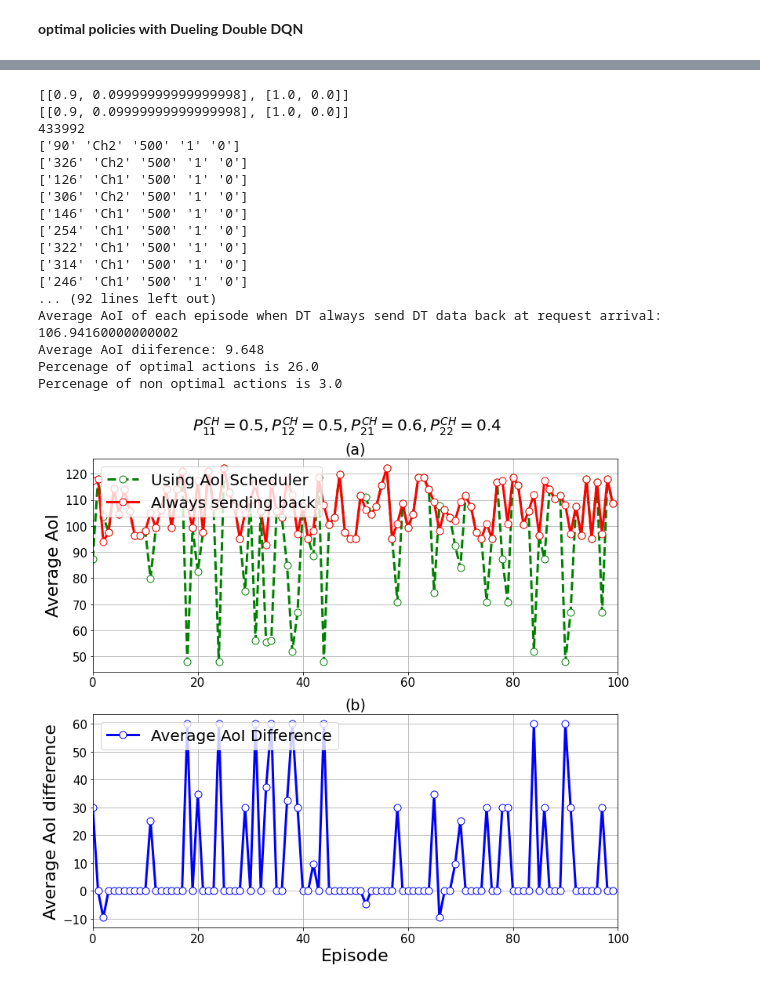
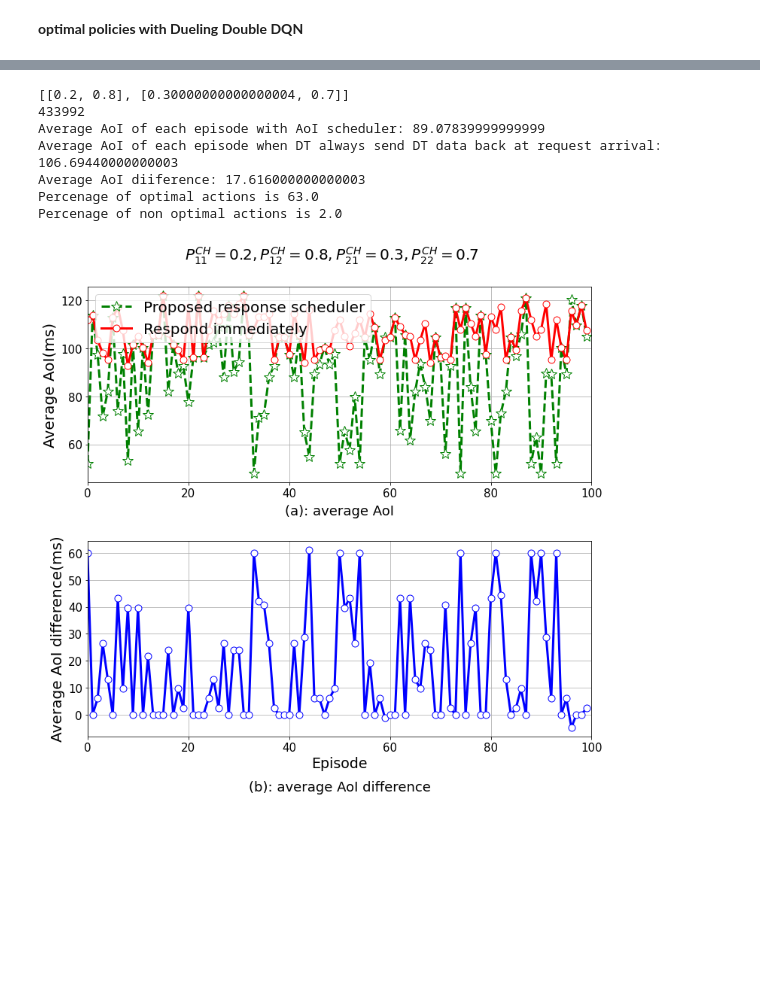
Before and after one commit to amirhoseinaghaei/Research_Simulation, a Jupyter notebook: Research_Simulation.ipynb, the cells around one changed output, grey strips where cells are left out. Cells and saved outputs as stored; diff of their text form; code cells hidden in the pictures; blank space fills up the shorter version.

```diff
--- a/Research_Simulation.ipynb
+++ b/Research_Simulation.ipynb
@@ -1010,7 +1010,7 @@ import json
 # Opening JSON file
 with open('Optimal_Policy_Qlearning_0.2_500.json') as json_file:
     Optimal_Policy_Dict_Qlearning = json.load(json_file)
-with open('Optimal_Policy_DictDDDQN_0.9_500.json') as json_file:
+with open('Optimal_Policy_DictDDDQN_0.2_500.json') as json_file:
     Optimal_Policy_Dict_DDDQN = json.load(json_file)
 # %%
 import json
@@ -1051,7 +1051,6 @@ for i in range(NUM_EPISODE):
     environment.reset_paramter()
     state , fixed_State = environment.reset_state()
     first_state = state
-    print(first_state)
     environment.generate_channel_state_list_for_whole_sequence(state[1])
     episode += 1
     rewards = []
@@ -1120,8 +1119,8 @@ AoI_Difference_List = [Total_Reward_List_Without_Optimal_Policy[i] - Total_Rewar
 
 ax[1].plot(AoI_Difference_List, label ='Average AoI Difference', color = "b" ,mec = 'b', mfc = 'w', marker='.', markersize = 18, linestyle = "solid", linewidth = 3)
 
-ax[0].plot(Total_Reward_List, label ='Using AoI Scheduler', color = "g" ,mec = 'g', mfc = 'w', marker='.', markersize = 18, linestyle = "dashed", linewidth = 3)
-ax[0].plot(Total_Reward_List_Without_Optimal_Policy, label ='Always sending back' , mec = 'r', mfc = 'w', color = "r", marker='.', markersize = 18,  linestyle = "solid", linewidth = 3)
+ax[0].plot(Total_Reward_List, label ='Proposed response scheduler', color = "g" ,mec = 'g', mfc = 'w', marker='*', markersize = 15, linestyle = "dashed", linewidth = 3)
+ax[0].plot(Total_Reward_List_Without_Optimal_Policy, label ='Respond immediately' , mec = 'r', mfc = 'w', color = "r", marker='.', markersize = 18,  linestyle = "solid", linewidth = 3)
 # for i in range(len(Total_Reward_List)):
 #     if AoI_Difference_List[i] == 0:
 #         color = 'black'  # set the marker color to red if the values are equal
@@ -1136,59 +1135,50 @@ ax[0].plot(Total_Reward_List_Without_Optimal_Policy, label ='Always sending back
 # ax.plot(AVerageAoIWithoutScheduler, label ='Average AoI of 100 Episodes without AoI Scheduler' , color = "r", markersize = 5,  linestyle = "dashed", linewidth = 3)
 
 ax[0].legend(fontsize = 20, loc='upper left')
-ax[1].legend(fontsize = 20, loc='upper left')
 handles, labels = plt.gca().get_legend_handles_labels()
 # by_label = dict(zip(labels, handles))
 # ax[1].legend(by_label.values(), by_label.keys(), loc='upper left')
 
 ax[0].grid()
 ax[1].grid()
-ax[0].set_ylabel("Average AoI", fontsize = 22.0)
+ax[0].set_ylabel("Average AoI(ms)", fontsize = 20.0)
 ax[0].set_xlim(xmin=0, xmax=NUM_EPISODE)
-ax[1].set_xlabel("Episode", fontsize = 22.0)
-ax[1].set_ylabel("Average AoI difference", fontsize = 22.0)
+ax[1].set_xlabel("Episode", fontsize = 19.0)
+ax[1].set_ylabel("Average AoI difference(ms)", fontsize = 20.0)
 ax[1].set_xlim(xmin=0, xmax=NUM_EPISODE)
 ax[0].tick_params(labelsize=15)
 ax[1].tick_params(labelsize=15)
-string = "$P^{CH}_{11}$$ = 0.5, $$P^{CH}_{12}$$ = 0.5, $$P^{CH}_{21}$$ = 0.6, $$P^{CH}_{22}$$ = 0.4$"
+string = "$P^{CH}_{11}$$ = 0.2, $$P^{CH}_{12}$$ = 0.8, $$P^{CH}_{21}$$ = 0.3, $$P^{CH}_{22}$$ = 0.7$"
 fig.suptitle(string, fontweight ="bold" , y = 0.95, fontsize = 20)
-ax[0].set_title('(a)' , fontsize = 19)
-ax[1].set_title('(b)', fontsize = 19)
-fig.savefig('SimulationResult_DDDQN_70_125_0.5_0.5.pdf')
+ax[0].set_title('(a): average AoI' , fontsize = 18, y=-0.19)
+ax[1].set_title('(b): average AoI difference', fontsize = 18 , y=-0.3)
+fig.subplots_adjust(hspace=0.3)
+
+fig.savefig('SimulationResult_DDDQN_500_0.2_0.8.pdf')
 
 print(f"Average AoI of each episode with AoI scheduler: {sum(Total_Reward_List)/NUM_EPISODE}")
 print(f"Average AoI of each episode when DT always send DT data back at request arrival: {sum(Total_Reward_List_Without_Optimal_Policy)/NUM_EPISODE}")
 print(f"Average AoI diiference: {sum(AoI_Difference_List)/NUM_EPISODE}")
 
 number_of_optimal_actions = 0
 number_of_non_optimal_actions = 0
 
 for i in AoI_Difference_List:
   if i < 0:
       number_of_non_optimal_actions += 1
   if i > 0:
       number_of_optimal_actions += 1
 print(f"Percenage of optimal actions is {(number_of_optimal_actions/len(AoI_Difference_List))*100}")
 print(f"Percenage of non optimal actions is {(number_of_non_optimal_actions/len(AoI_Difference_List))*100}")
 # %% [output]
-[[0.9, 0.09999999999999998], [1.0, 0.0]]
-[[0.9, 0.09999999999999998], [1.0, 0.0]]
+[[0.2, 0.8], [0.30000000000000004, 0.7]]
 433992
-['90' 'Ch2' '500' '1' '0']
-['326' 'Ch2' '500' '1' '0']
-['126' 'Ch1' '500' '1' '0']
-['306' 'Ch2' '500' '1' '0']
-['146' 'Ch1' '500' '1' '0']
-['254' 'Ch1' '500' '1' '0']
-['322' 'Ch1' '500' '1' '0']
-['314' 'Ch1' '500' '1' '0']
-['246' 'Ch1' '500' '1' '0']
-... (92 lines left out)
-Average AoI of each episode when DT always send DT data back at request arrival: 106.94160000000002
-Average AoI diiference: 9.648
-Percenage of optimal actions is 26.0
-Percenage of non optimal actions is 3.0
+Average AoI of each episode with AoI scheduler: 89.07839999999999
+Average AoI of each episode when DT always send DT data back at request arrival: 106.69440000000003
+Average AoI diiference: 17.616000000000003
+Percenage of optimal actions is 63.0
+Percenage of non optimal actions is 2.0
-[figure, old version]
+[figure, new version]
 # %%
 !nvcc --version
 # %%
```
